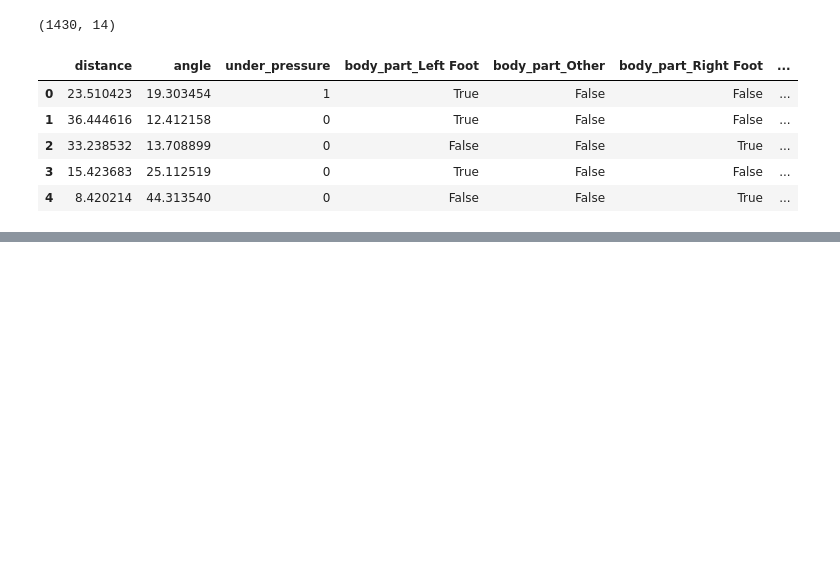
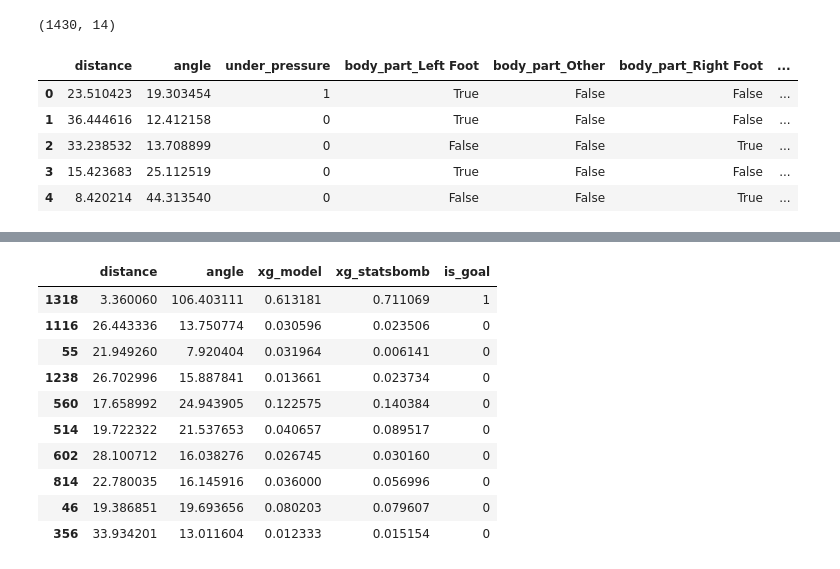
Before and after one commit to Z0utMan/xg-football, a Jupyter notebook: notebooks/01-explore-competitions.ipynb, the cells around one changed output, grey strips where cells are left out. Cells and saved outputs as stored; diff of their text form; code cells hidden in the pictures; blank space fills up the shorter version.

```diff
--- a/notebooks/01-explore-competitions.ipynb
+++ b/notebooks/01-explore-competitions.ipynb
@@ -411,3 +411,18 @@ features.head()
 | 2 | 33.238532 | 13.708899 | 0 | False | False | True | ... |
 | 3 | 15.423683 | 25.112519 | 0 | True | False | False | ... |
 | 4 | 8.420214 | 44.313540 | 0 | False | False | True | ... |
+# %%
+from sklearn.model_selection import train_test_split
+
+X = features
+y = shots_model["is_goal"]
+
+X_train, X_test, y_train, y_test = train_test_split(
+    X, y,
+    test_size=0.25,
+    random_state=42,
+    stratify=y
+)
+
+print(X_train.shape, X_test.shape)
+print(y_train.mean(), y_test.mean())
@@ -413,0 +432,7 @@ features.head()
+# %%
+from sklearn.linear_model import LogisticRegression
+
+model = LogisticRegression(max_iter=1000)
+model.fit(X_train, y_train)
+
+print("Entraînement terminé")
@@ -413,0 +464,17 @@ features.head()
+# %%
+shots_test = shots_model.loc[X_test.index].copy()
+shots_test["xg_model"] = model.predict_proba(X_test)[:, 1]
+
+shots_test[["distance", "angle", "xg_model", "xg_statsbomb", "is_goal"]].head(10)
+# %% [output]
+|  | distance | angle | xg_model | xg_statsbomb | is_goal |
+| 1318 | 3.360060 | 106.403111 | 0.613181 | 0.711069 | 1 |
+| 1116 | 26.443336 | 13.750774 | 0.030596 | 0.023506 | 0 |
+| 55 | 21.949260 | 7.920404 | 0.031964 | 0.006141 | 0 |
+| 1238 | 26.702996 | 15.887841 | 0.013661 | 0.023734 | 0 |
+| 560 | 17.658992 | 24.943905 | 0.122575 | 0.140384 | 0 |
+| 514 | 19.722322 | 21.537653 | 0.040657 | 0.089517 | 0 |
+| 602 | 28.100712 | 16.038276 | 0.026745 | 0.030160 | 0 |
+| 814 | 22.780035 | 16.145916 | 0.036000 | 0.056996 | 0 |
+| 46 | 19.386851 | 19.693656 | 0.080203 | 0.079607 | 0 |
+| 356 | 33.934201 | 13.011604 | 0.012333 | 0.015154 | 0 |
```
Also changed, not shown: parts of 24 cells of this notebook.
